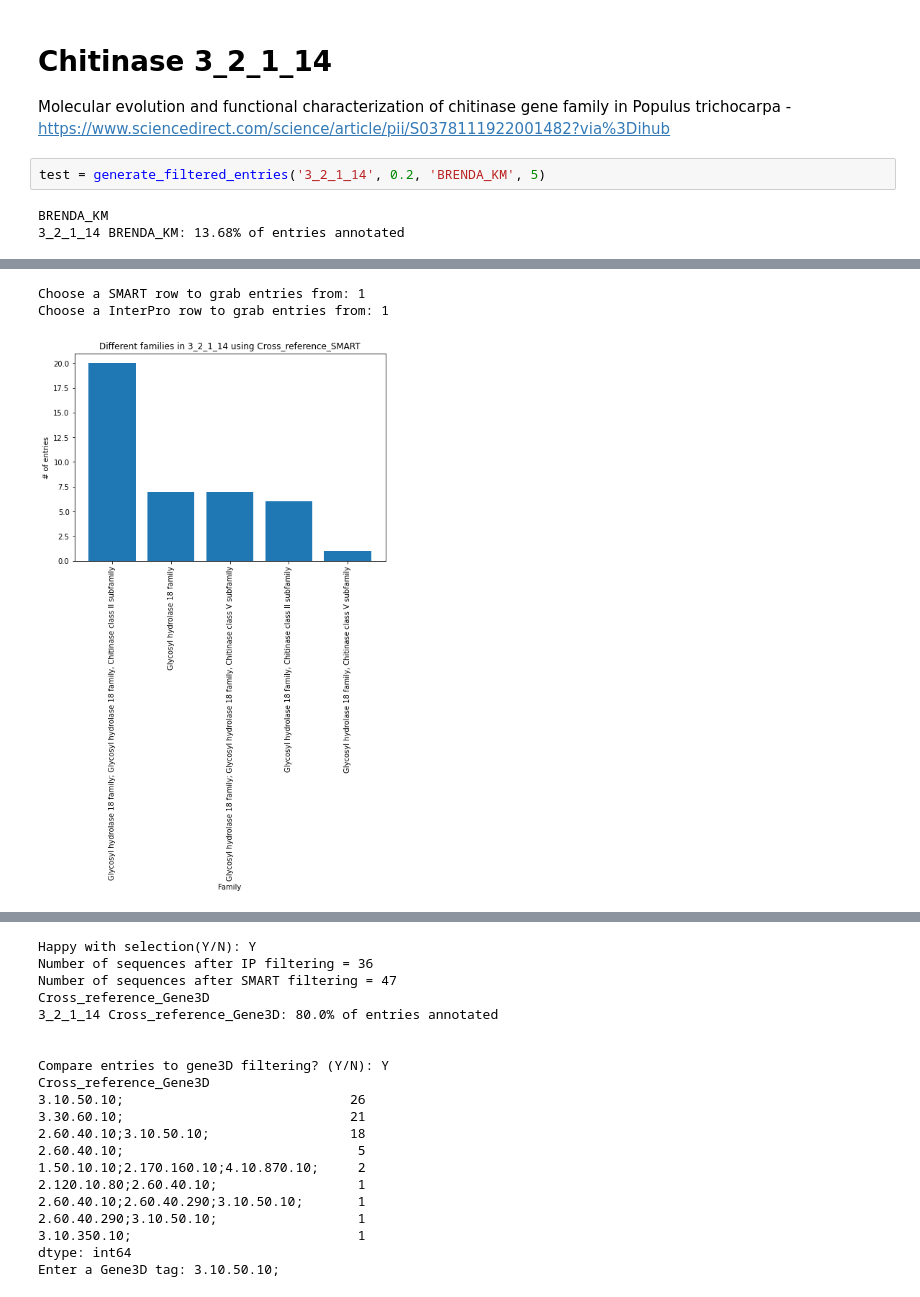
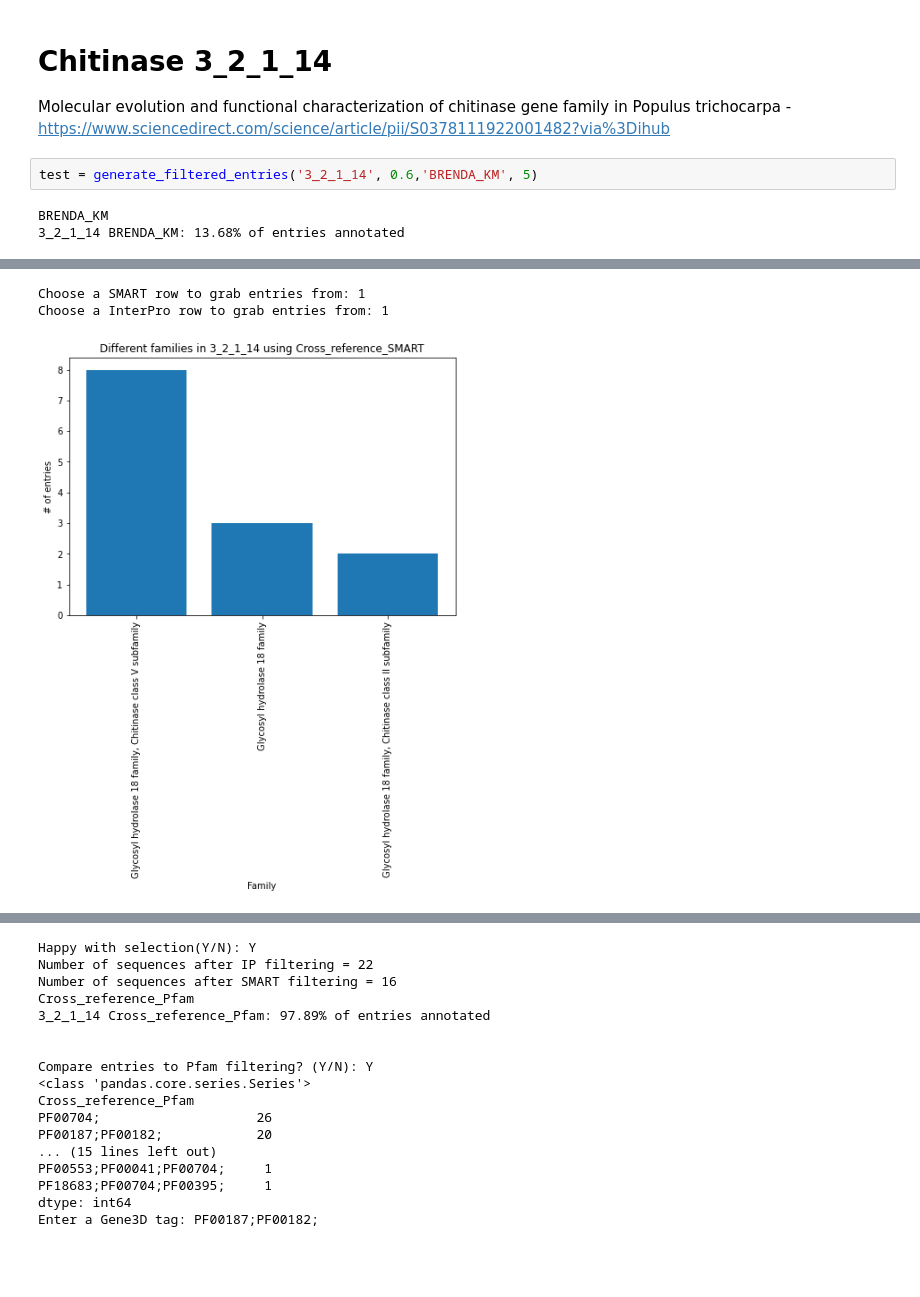
Before and after one commit to SebPorras/bioinfomatics, a Jupyter notebook: notebooks/Untitled.ipynb, the cells around one changed output, grey strips where cells are left out. Cells and saved outputs as stored; diff of their text form; blank space fills up the shorter version.

```diff
--- a/notebooks/Untitled.ipynb
+++ b/notebooks/Untitled.ipynb
@@ -152,12 +192,12 @@ set()
 Molecular evolution and functional characterization of chitinase gene family in Populus trichocarpa -
 https://www.sciencedirect.com/science/article/pii/S0378111922001482?via%3Dihub
 # %%
-test = generate_filtered_entries('3_2_1_14', 0.2, 'BRENDA_KM', 5)
+test = generate_filtered_entries('3_2_1_14', 0.6,'BRENDA_KM', 5)
 # %% [output]
 BRENDA_KM
 3_2_1_14 BRENDA_KM: 13.68% of entries annotated
 [figure]
 [figure]
 Choose a SMART row to grab entries from: 1
 Choose a InterPro row to grab entries from: 1
-[figure, old version]
+[figure, new version]
@@ -165,20 +205,17 @@ Choose a InterPro row to grab entries from: 1
 Happy with selection(Y/N): Y
-Number of sequences after IP filtering = 36
-Number of sequences after SMART filtering = 47
-Cross_reference_Gene3D
-3_2_1_14 Cross_reference_Gene3D: 80.0% of entries annotated
+Number of sequences after IP filtering = 22
+Number of sequences after SMART filtering = 16
+Cross_reference_Pfam
+3_2_1_14 Cross_reference_Pfam: 97.89% of entries annotated
 
 
-Compare entries to gene3D filtering? (Y/N): Y
-Cross_reference_Gene3D
-3.10.50.10;                             26
-3.30.60.10;                             21
-2.60.40.10;3.10.50.10;                  18
-2.60.40.10;                              5
-1.50.10.10;2.170.160.10;4.10.870.10;     2
-2.120.10.80;2.60.40.10;                  1
-2.60.40.10;2.60.40.290;3.10.50.10;       1
-2.60.40.290;3.10.50.10;                  1
-3.10.350.10;                             1
+Compare entries to Pfam filtering? (Y/N): Y
+<class 'pandas.core.series.Series'>
+Cross_reference_Pfam
+PF00704;                    26
+PF00187;PF00182;            20
+... (15 lines left out)
+PF00553;PF00041;PF00704;     1
+PF18683;PF00704;PF00395;     1
 dtype: int64
-Enter a Gene3D tag: 3.10.50.10;
+Enter a Gene3D tag: PF00187;PF00182;
```
Also changed, not shown: parts of 14 cells of this notebook, 25 other files.
